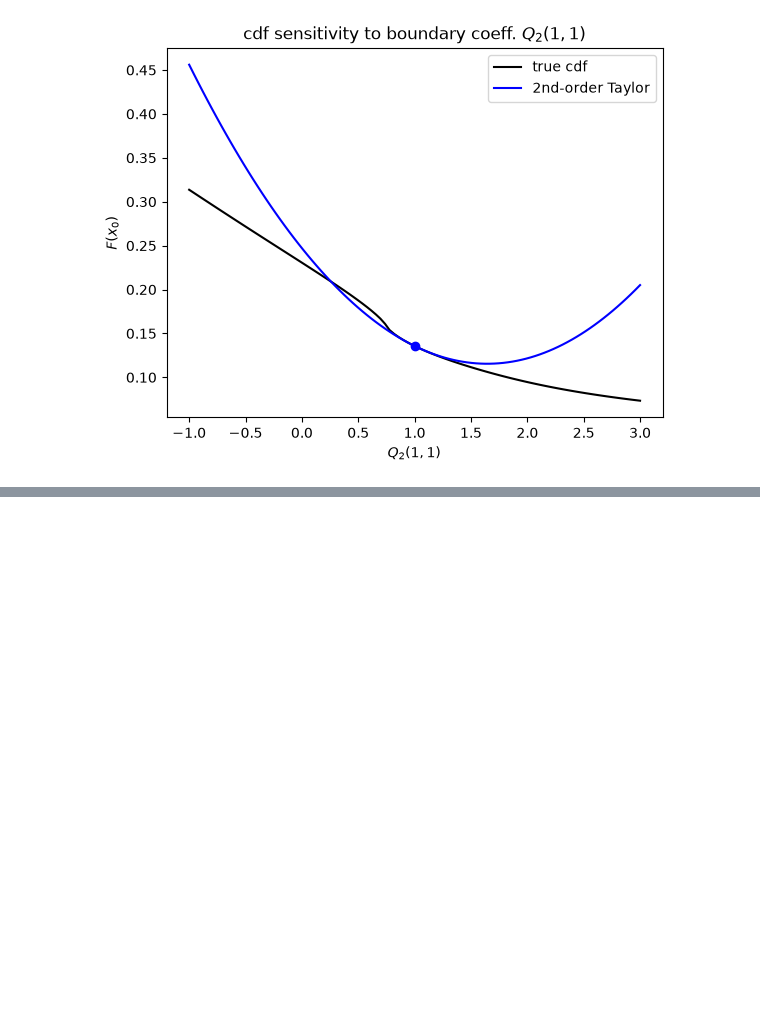
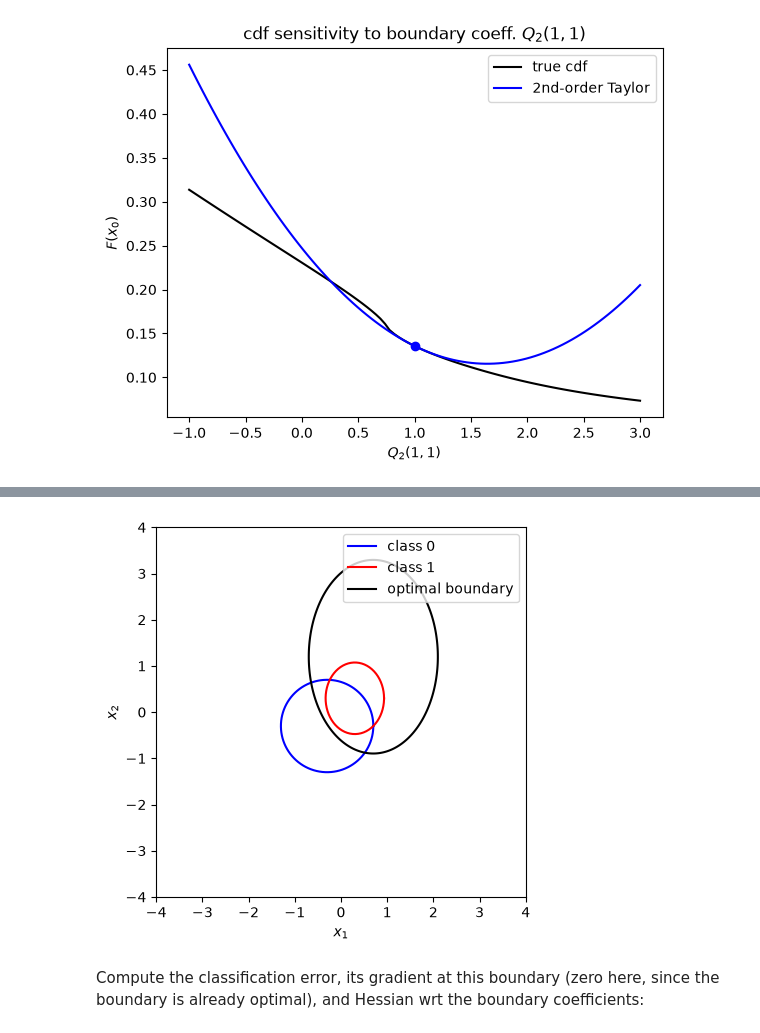
Before and after one commit to abhranildas/gx2-py, a Jupyter notebook: GettingStarted.ipynb, the cells around one changed output, grey strips where cells are left out. Cells and saved outputs as stored; diff of their text form; code cells hidden in the pictures; blank space fills up the shorter version.

```diff
--- a/GettingStarted.ipynb
+++ b/GettingStarted.ipynb
@@ -563,0 +570,37 @@ plt.show()
+# %%
+mu0, v0 = np.array([-.3, -.3]), np.array([[1., 0.], [0., 1.]])
+mu1, v1 = np.array([.3, .3]), np.array([[.4, 0.], [0., .6]])
+p0 = p1 = 0.5
+
+# The optimal (Bayes) quadratic boundary q(x) = x'Q2 x + q1'x + q0 = 0
+# between two normals (class 1 favored where q(x)>0)
+quad = gx2.opt_norm_quad_bd(mu0, v0, mu1, v1, p0=p0, p1=p1)
+
+def q(x, quad):
+    return (np.einsum('i...,ij,j...->...', x, quad['q2'], x)
+            + np.einsum('i,i...->...', quad['q1'], x) + quad['q0'])
+
+def cov_ellipse(mu, v, n_std=1, n_pts=200):
+    theta = np.linspace(0, 2 * np.pi, n_pts)
+    circle = np.stack([np.cos(theta), np.sin(theta)])
+    eigval, eigvec = np.linalg.eigh(v)
+    return mu[:, None] + n_std * eigvec @ (np.sqrt(eigval)[:, None] * circle)
+
+lim = 4
+xs = np.linspace(-lim, lim, 400)
+X1, X2 = np.meshgrid(xs, xs)
+Q = q(np.stack([X1, X2]), quad)
+
+plt.figure()
+plt.plot(*cov_ellipse(mu0, v0), 'b-', label='class 0')
+plt.plot(*cov_ellipse(mu1, v1), 'r-', label='class 1')
+plt.contour(X1, X2, Q, levels=[0], colors='k')
+plt.plot([], [], 'k-', label='optimal boundary')  # legend entry for the contour
+plt.gca().set_aspect('equal')
+plt.xlabel('$x_1$'); plt.ylabel('$x_2$')
+plt.legend()
+plt.show()
+# %% [output]
+[figure, added]
+# %% [markdown]
+Compute the classification error, its gradient at this boundary (zero here, since the boundary is already optimal), and Hessian wrt the boundary coefficients:
```
Also changed, not shown: parts of 8 cells of this notebook, 25 other files.
